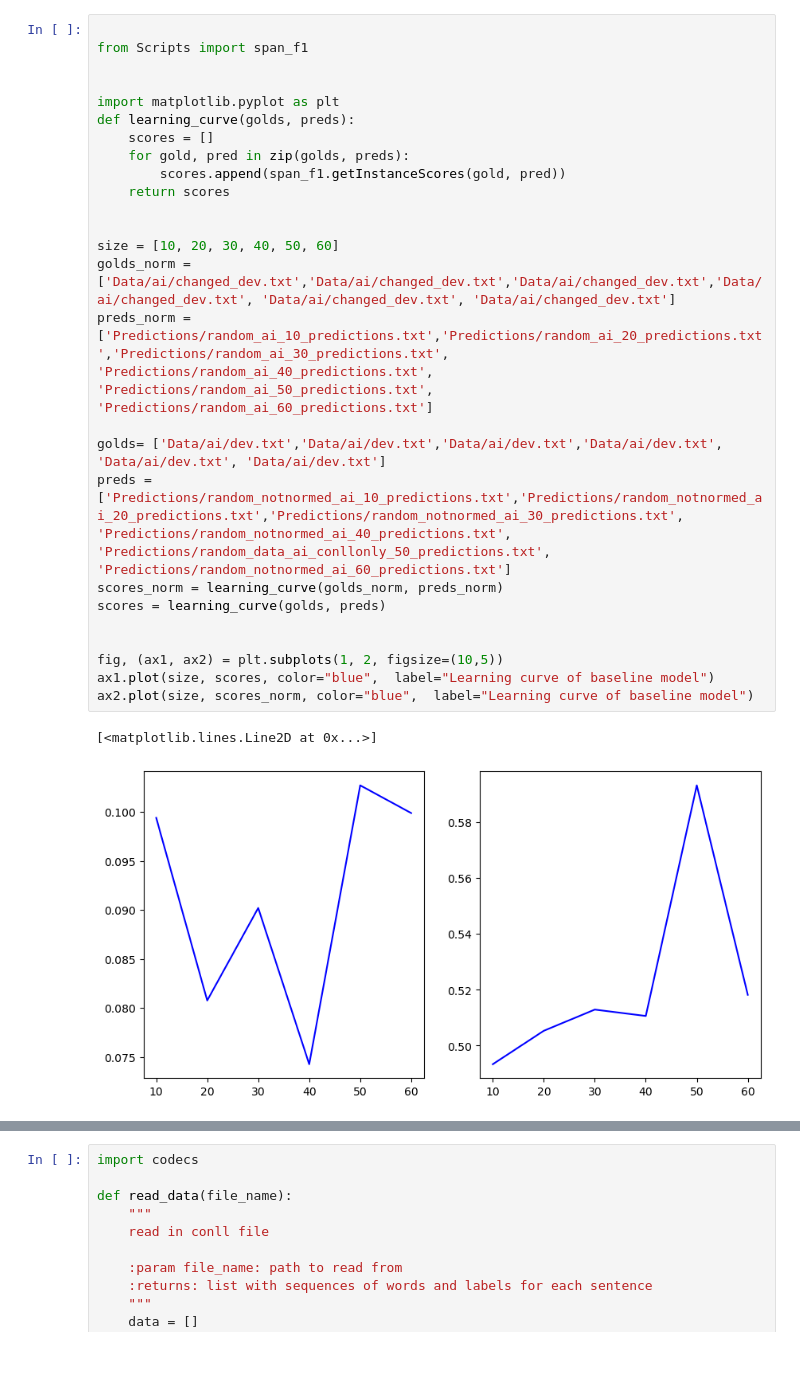
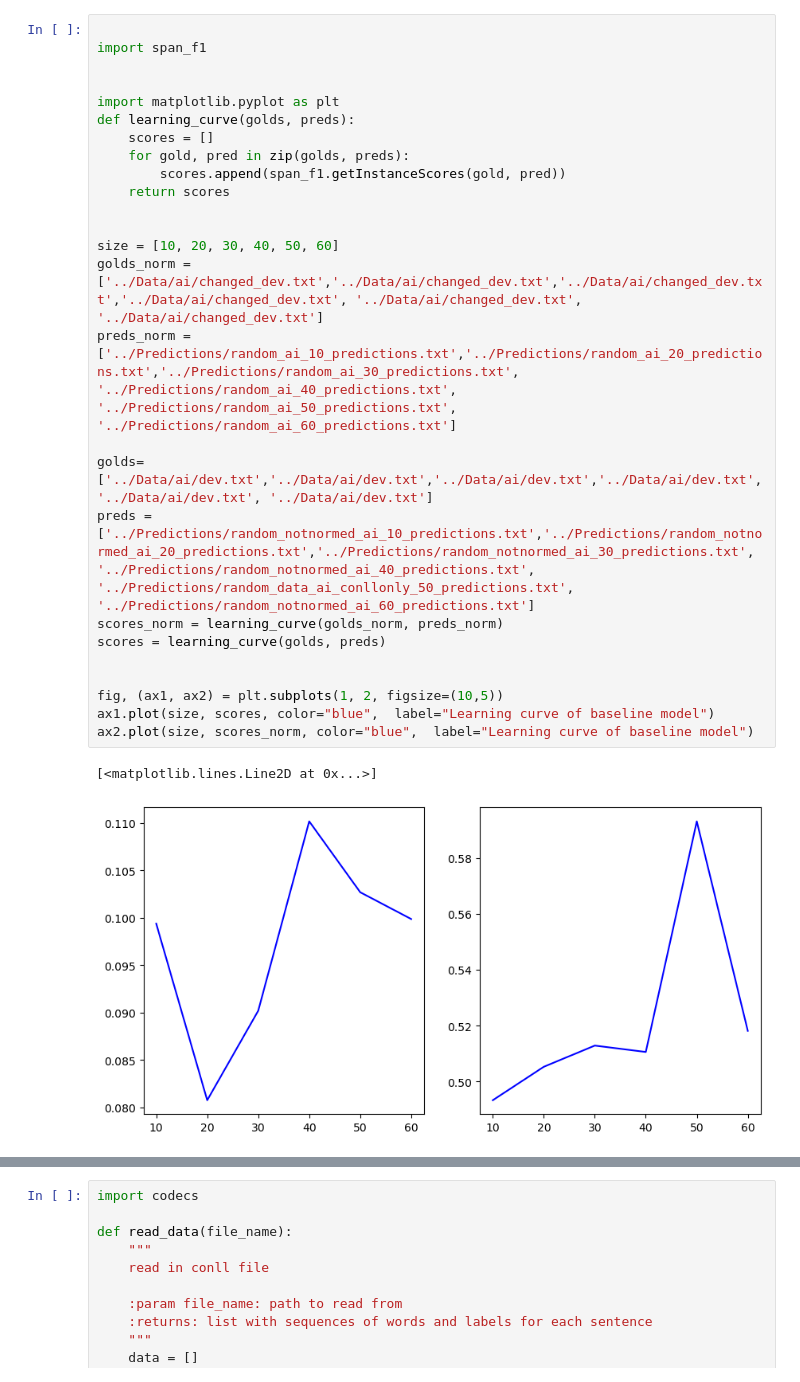
Before and after one commit to A-Corp-CTO/SecondYearProject, a Jupyter notebook: Scripts/analysis.ipynb, the cells around one changed output, grey strips where cells are left out. Cells and saved outputs as stored; diff of their text form.

```diff
--- a/Scripts/analysis.ipynb
+++ b/Scripts/analysis.ipynb
@@ -1,32 +1,32 @@
 # %%
 
-from Scripts import span_f1
+import span_f1
 
 
 import matplotlib.pyplot as plt
 def learning_curve(golds, preds):
 	scores = []
 	for gold, pred in zip(golds, preds):
 		scores.append(span_f1.getInstanceScores(gold, pred))
 	return scores
 
 
 size = [10, 20, 30, 40, 50, 60]
-golds_norm = ['Data/ai/changed_dev.txt','Data/ai/changed_dev.txt','Data/ai/changed_dev.txt','Data/ai/changed_dev.txt', 'Data/ai/changed_dev.txt', 'Data/ai/changed_dev.txt']
-preds_norm = ['Predictions/random_ai_10_predictions.txt','Predictions/random_ai_20_predictions.txt','Predictions/random_ai_30_predictions.txt', 'Predictions/random_ai_40_predictions.txt', 'Predictions/random_ai_50_predictions.txt', 'Predictions/random_ai_60_predictions.txt']
+golds_norm = ['../Data/ai/changed_dev.txt','../Data/ai/changed_dev.txt','../Data/ai/changed_dev.txt','../Data/ai/changed_dev.txt', '../Data/ai/changed_dev.txt', '../Data/ai/changed_dev.txt']
+preds_norm = ['../Predictions/random_ai_10_predictions.txt','../Predictions/random_ai_20_predictions.txt','../Predictions/random_ai_30_predictions.txt', '../Predictions/random_ai_40_predictions.txt', '../Predictions/random_ai_50_predictions.txt', '../Predictions/random_ai_60_predictions.txt']
 
-golds= ['Data/ai/dev.txt','Data/ai/dev.txt','Data/ai/dev.txt','Data/ai/dev.txt', 'Data/ai/dev.txt', 'Data/ai/dev.txt']
-preds = ['Predictions/random_notnormed_ai_10_predictions.txt','Predictions/random_notnormed_ai_20_predictions.txt','Predictions/random_notnormed_ai_30_predictions.txt', 'Predictions/random_notnormed_ai_40_predictions.txt', 'Predictions/random_data_ai_conllonly_50_predictions.txt', 'Predictions/random_notnormed_ai_60_predictions.txt']
+golds= ['../Data/ai/dev.txt','../Data/ai/dev.txt','../Data/ai/dev.txt','../Data/ai/dev.txt', '../Data/ai/dev.txt', '../Data/ai/dev.txt']
+preds = ['../Predictions/random_notnormed_ai_10_predictions.txt','../Predictions/random_notnormed_ai_20_predictions.txt','../Predictions/random_notnormed_ai_30_predictions.txt', '../Predictions/random_notnormed_ai_40_predictions.txt', '../Predictions/random_data_ai_conllonly_50_predictions.txt', '../Predictions/random_notnormed_ai_60_predictions.txt']
 scores_norm = learning_curve(golds_norm, preds_norm)
 scores = learning_curve(golds, preds)
 
 
 fig, (ax1, ax2) = plt.subplots(1, 2, figsize=(10,5))
 ax1.plot(size, scores, color="blue",  label="Learning curve of baseline model")
 ax2.plot(size, scores_norm, color="blue",  label="Learning curve of baseline model")
 # %% [output]
 [<matplotlib.lines.Line2D at 0x...>]
-[figure, old version]
+[figure, new version]
 # %%
 print(scores)
 # %% [output]
```
Also changed, not shown: parts of 10 cells of this notebook.
